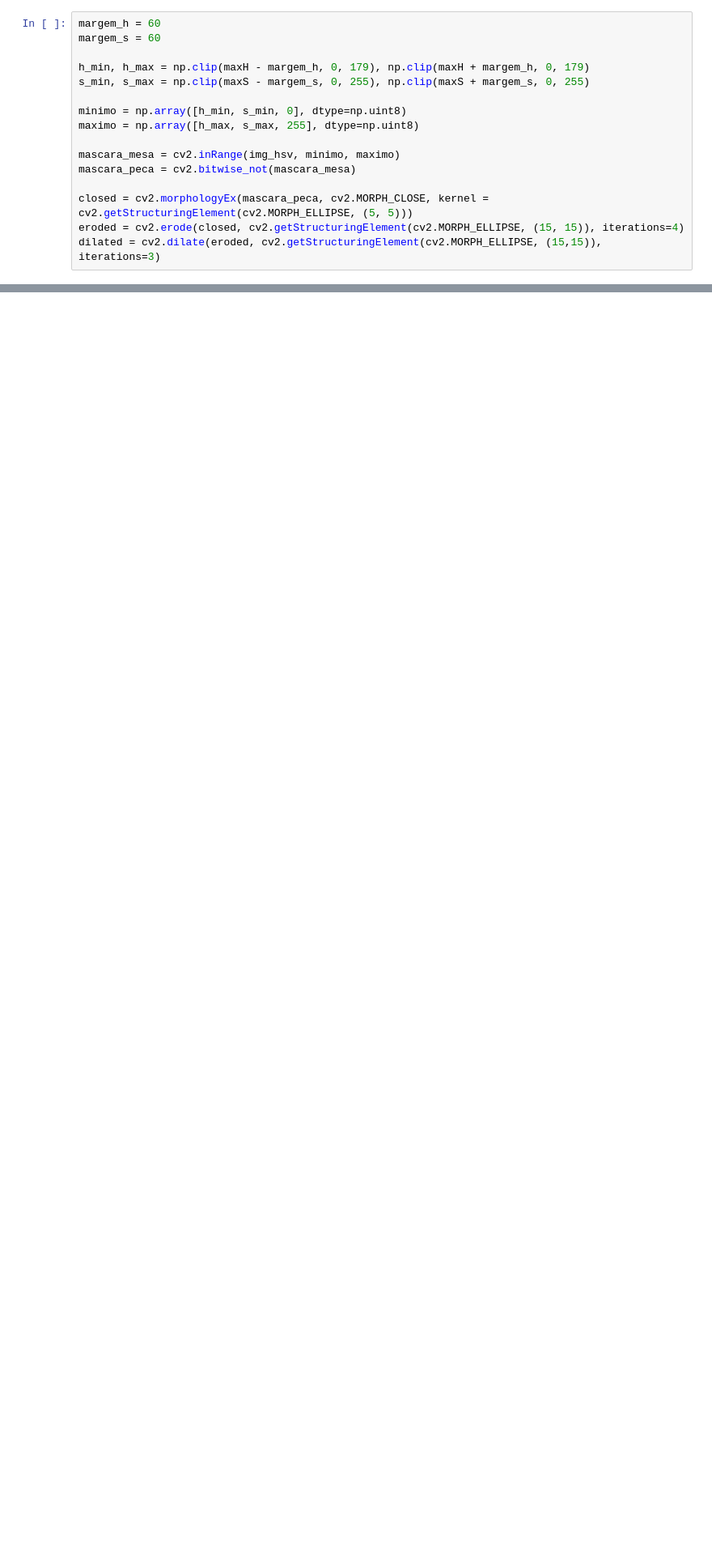
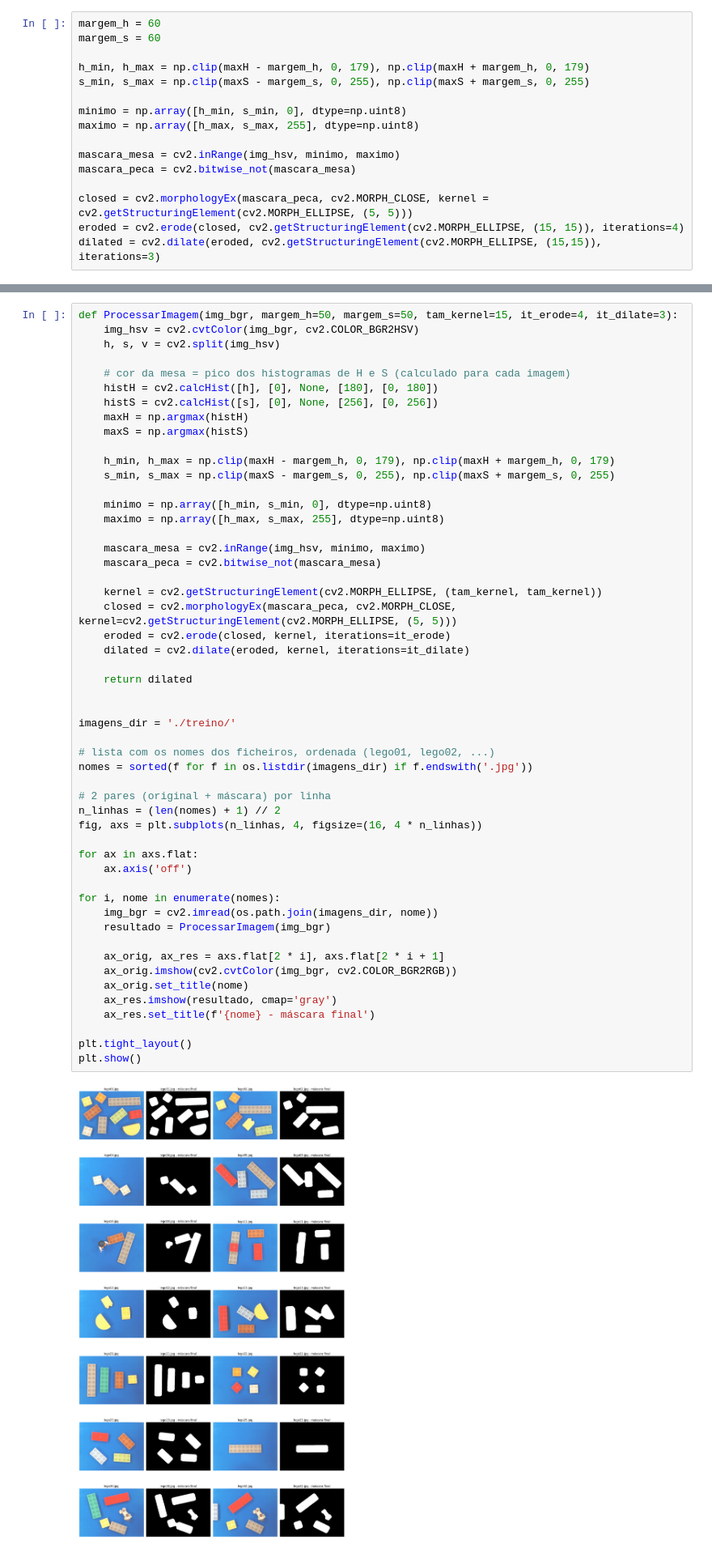
Before and after one commit to lulssam/piv-2627, a Jupyter notebook: TP1/TP1_A50799.ipynb, the cells around one changed output, grey strips where cells are left out. Shown at 81% size. Drawn from its saved outputs; the diff is of its cells as text; blank space fills up the shorter version.

```diff
--- a/TP1/TP1_A50799.ipynb
+++ b/TP1/TP1_A50799.ipynb
@@ -132,0 +89,54 @@ Peca 8: extent=0.904, vertices=6
+# %%
+def ProcessarImagem(img_bgr, margem_h=50, margem_s=50, tam_kernel=15, it_erode=4, it_dilate=3):
+    img_hsv = cv2.cvtColor(img_bgr, cv2.COLOR_BGR2HSV)
+    h, s, v = cv2.split(img_hsv)
+
+    # cor da mesa = pico dos histogramas de H e S (calculado para cada imagem)
+    histH = cv2.calcHist([h], [0], None, [180], [0, 180])
+    histS = cv2.calcHist([s], [0], None, [256], [0, 256])
+    maxH = np.argmax(histH)
+    maxS = np.argmax(histS)
+
+    h_min, h_max = np.clip(maxH - margem_h, 0, 179), np.clip(maxH + margem_h, 0, 179)
+    s_min, s_max = np.clip(maxS - margem_s, 0, 255), np.clip(maxS + margem_s, 0, 255)
+
+    minimo = np.array([h_min, s_min, 0], dtype=np.uint8)
+    maximo = np.array([h_max, s_max, 255], dtype=np.uint8)
+
+    mascara_mesa = cv2.inRange(img_hsv, minimo, maximo)
+    mascara_peca = cv2.bitwise_not(mascara_mesa)
+
+    kernel = cv2.getStructuringElement(cv2.MORPH_ELLIPSE, (tam_kernel, tam_kernel))
+    closed = cv2.morphologyEx(mascara_peca, cv2.MORPH_CLOSE, kernel=cv2.getStructuringElement(cv2.MORPH_ELLIPSE, (5, 5)))
+    eroded = cv2.erode(closed, kernel, iterations=it_erode)
+    dilated = cv2.dilate(eroded, kernel, iterations=it_dilate)
+
+    return dilated
+
+
+imagens_dir = './treino/'
+
+# lista com os nomes dos ficheiros, ordenada (lego01, lego02, ...)
+nomes = sorted(f for f in os.listdir(imagens_dir) if f.endswith('.jpg'))
+
+# 2 pares (original + máscara) por linha
+n_linhas = (len(nomes) + 1) // 2
+fig, axs = plt.subplots(n_linhas, 4, figsize=(16, 4 * n_linhas))
+
+for ax in axs.flat:
+    ax.axis('off')
+
+for i, nome in enumerate(nomes):
+    img_bgr = cv2.imread(os.path.join(imagens_dir, nome))
+    resultado = ProcessarImagem(img_bgr)
+
+    ax_orig, ax_res = axs.flat[2 * i], axs.flat[2 * i + 1]
+    ax_orig.imshow(cv2.cvtColor(img_bgr, cv2.COLOR_BGR2RGB))
+    ax_orig.set_title(nome)
+    ax_res.imshow(resultado, cmap='gray')
+    ax_res.set_title(f'{nome} - máscara final')
+
+plt.tight_layout()
+plt.show()
+# %% [output]
+[figure, added]
```
Also changed, not shown: parts of 3 cells of this notebook.
